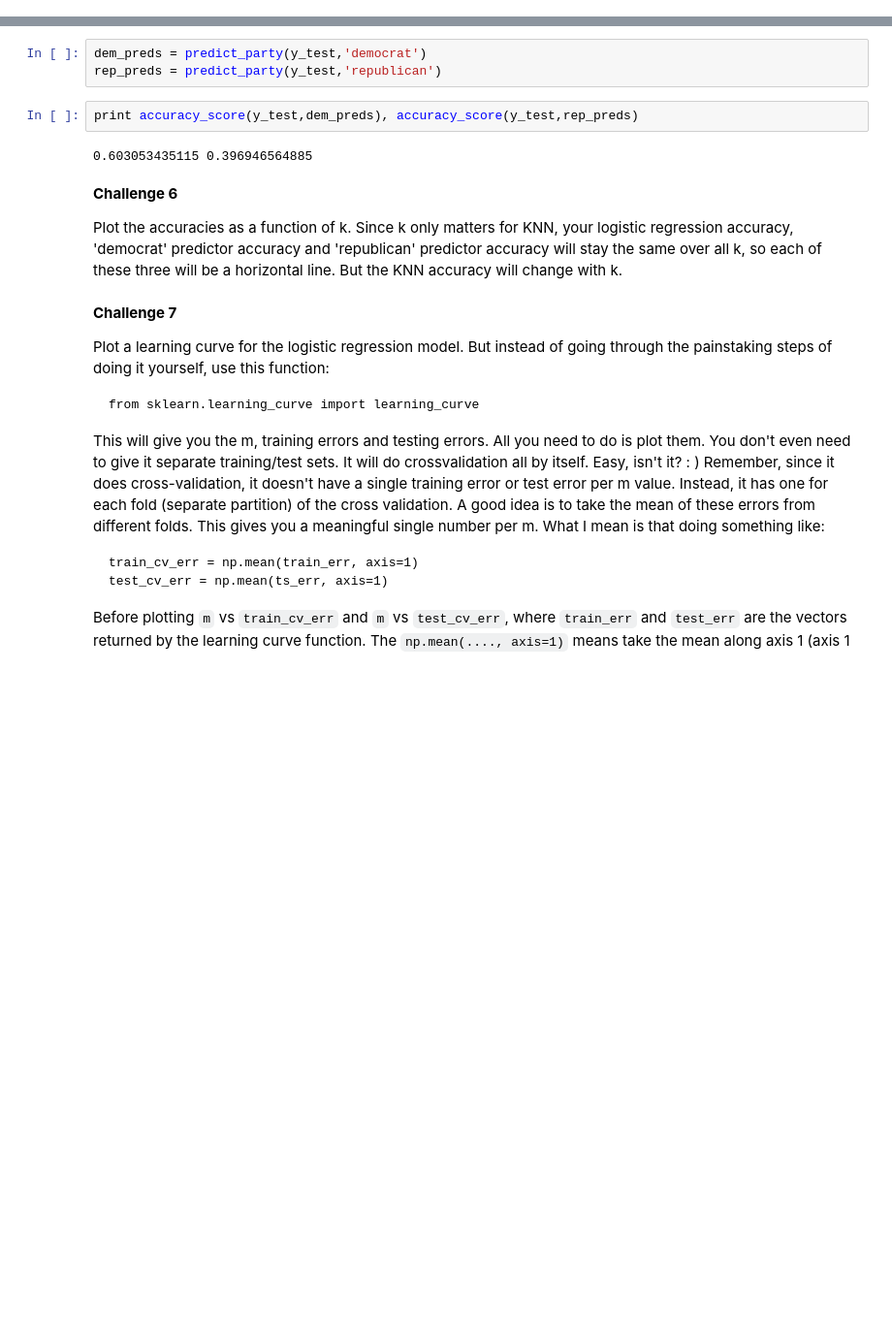
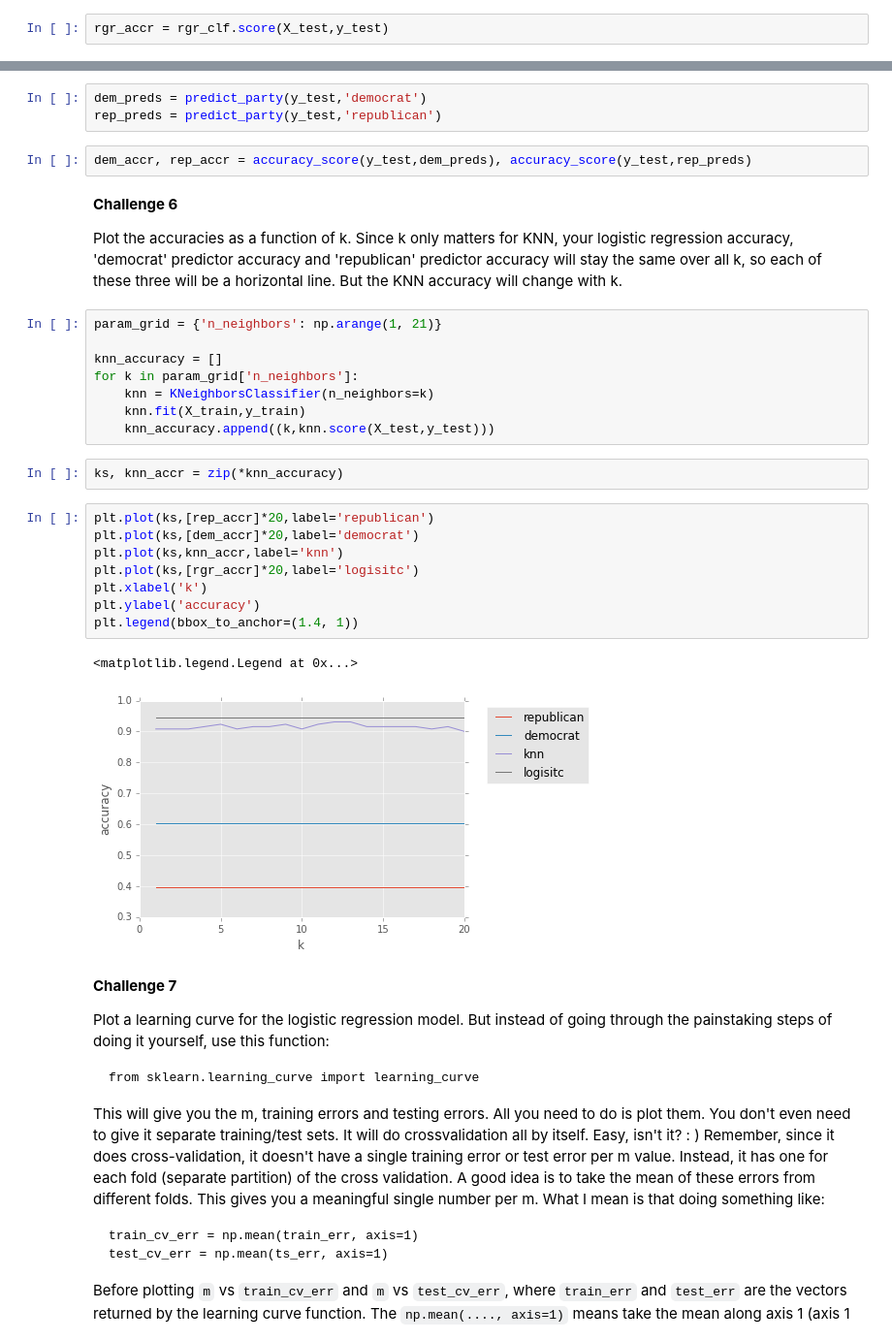
Before and after one commit to jstnstwrt/classification-models, a Jupyter notebook: classification.ipynb, the cells around one changed output, grey strips where cells are left out. Shown: that part at 97% size. Drawn from its saved outputs; the diff is of its cells as text; blank space fills up the shorter version.

Commit message:
compared accuracy accross models for different values of k in the knn algo

```diff
--- a/classification.ipynb
+++ b/classification.ipynb
@@ -132,3 +119,5 @@ rgr.score(X_test,y_test)
+# %%
+rgr_accr = rgr_clf.score(X_test,y_test)
 # %% [markdown]
 **Challenge 5**
 
@@ -151,13 +140,32 @@ def predict_party(X,party):
 dem_preds = predict_party(y_test,'democrat')
 rep_preds = predict_party(y_test,'republican')
 # %%
-print accuracy_score(y_test,dem_preds), accuracy_score(y_test,rep_preds)
+dem_accr, rep_accr = accuracy_score(y_test,dem_preds), accuracy_score(y_test,rep_preds)
-# %% [output]
-0.603053435115 0.396946564885
 # %% [markdown]
 **Challenge 6**
 
 Plot the accuracies as a function of k. Since k only matters for KNN, your logistic regression accuracy, 'democrat' predictor accuracy and 'republican' predictor accuracy will stay the same over all k, so each of these three will be a horizontal line. But the KNN accuracy will change with k.
+# %%
+param_grid = {'n_neighbors': np.arange(1, 21)}
+
+knn_accuracy = []
+for k in param_grid['n_neighbors']:
+    knn = KNeighborsClassifier(n_neighbors=k)
+    knn.fit(X_train,y_train)
+    knn_accuracy.append((k,knn.score(X_test,y_test)))
+# %%
+ks, knn_accr = zip(*knn_accuracy)
+# %%
+plt.plot(ks,[rep_accr]*20,label='republican')
+plt.plot(ks,[dem_accr]*20,label='democrat')
+plt.plot(ks,knn_accr,label='knn')
+plt.plot(ks,[rgr_accr]*20,label='logisitc')
+plt.xlabel('k')
+plt.ylabel('accuracy')
+plt.legend(bbox_to_anchor=(1.4, 1))
+# %% [output]
+<matplotlib.legend.Legend at 0x...>
+[figure, added]
 # %% [markdown]
 **Challenge 7**
 
```
Also changed, not shown: parts of 10 cells of this notebook.
